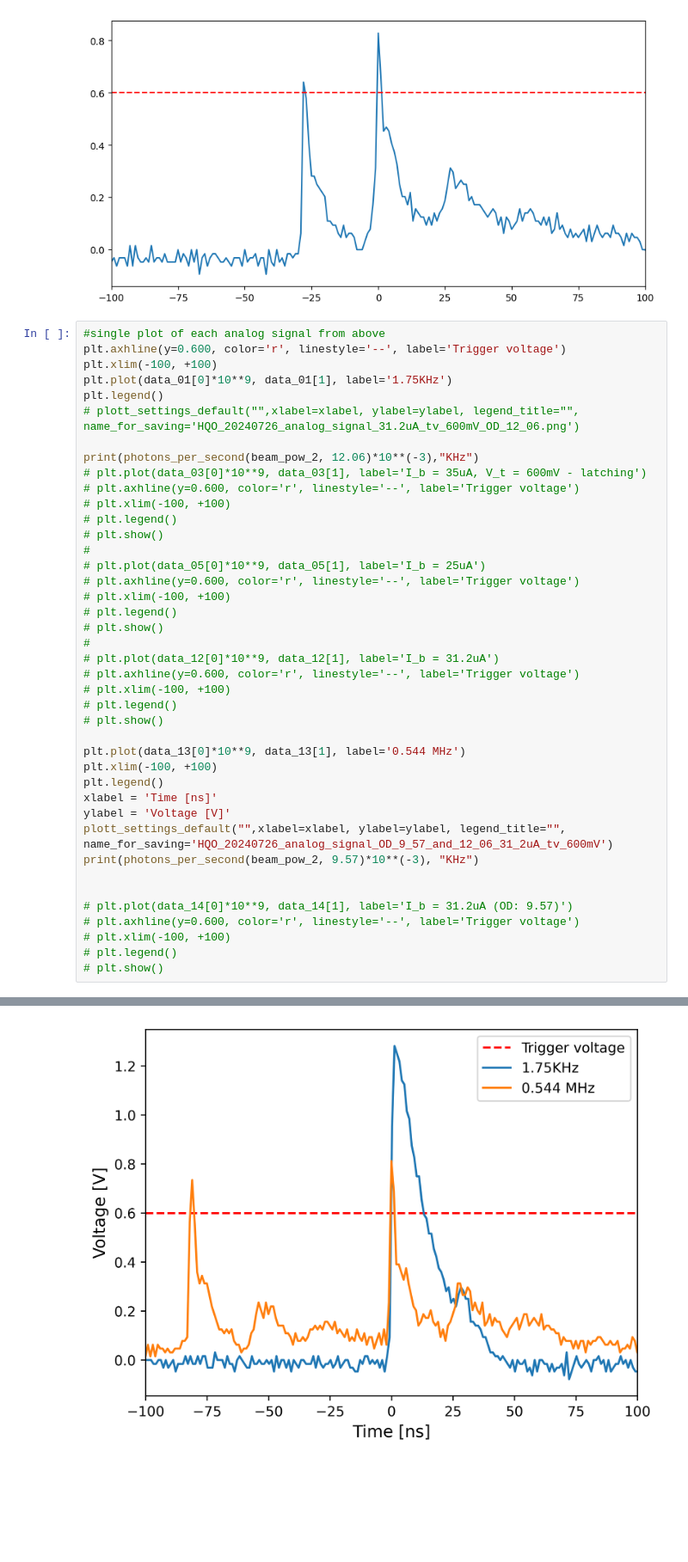
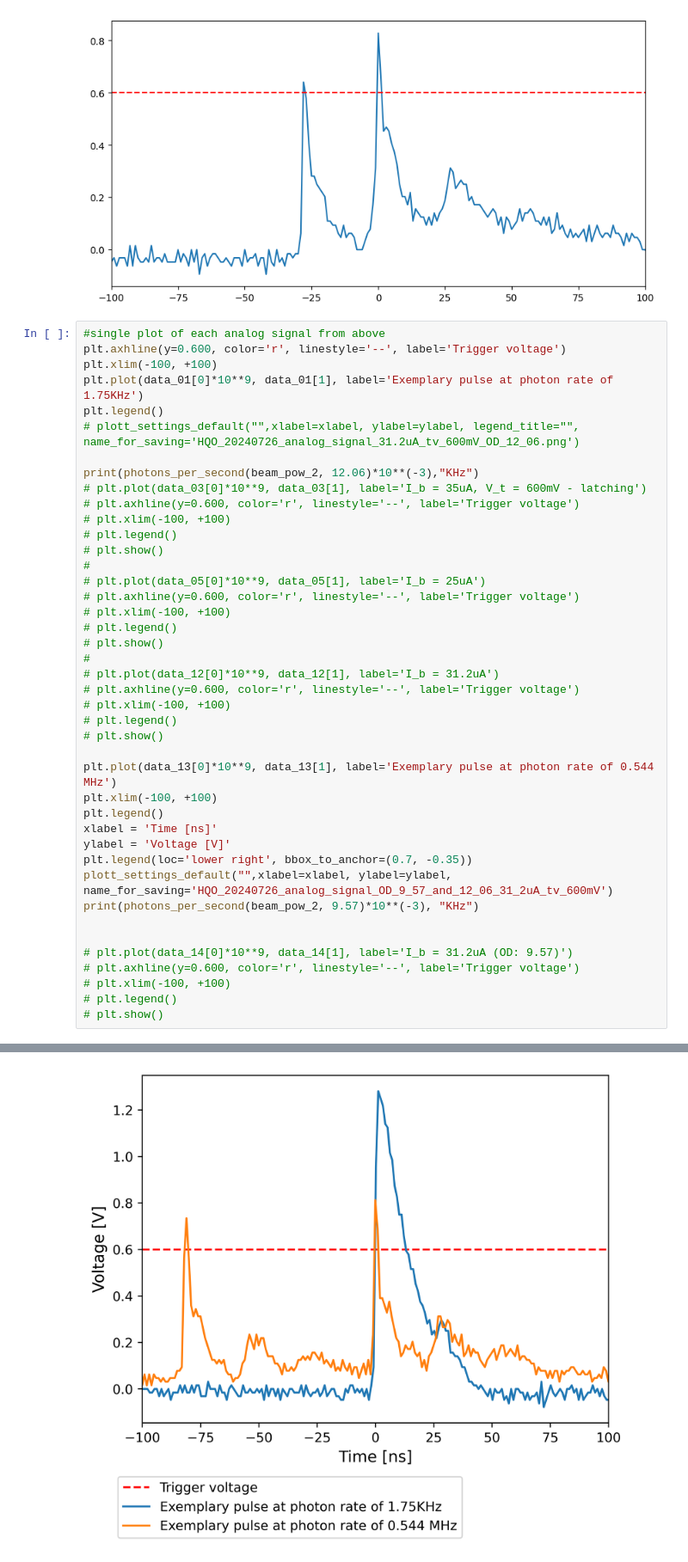
Before and after one commit to MXM1796/Bachelor_thesis_24, a Jupyter notebook: Porgramming/analog_signals.ipynb, the cells around one changed output, grey strips where cells are left out. Shown at 86% size. Drawn from its saved outputs; the diff is of its cells as text; blank space fills up the shorter version.

```diff
--- a/Porgramming/analog_signals.ipynb
+++ b/Porgramming/analog_signals.ipynb
@@ -136,7 +136,7 @@ saving_name = 'HQO_20240725_analog_signal_double_pulse_31.2uA_tv_600mV.png'
 #single plot of each analog signal from above
 plt.axhline(y=0.600, color='r', linestyle='--', label='Trigger voltage')
 plt.xlim(-100, +100)
-plt.plot(data_01[0]*10**9, data_01[1], label='1.75KHz')
+plt.plot(data_01[0]*10**9, data_01[1], label='Exemplary pulse at photon rate of 1.75KHz')
 plt.legend()
 # plott_settings_default("",xlabel=xlabel, ylabel=ylabel, legend_title="", name_for_saving='HQO_20240726_analog_signal_31.2uA_tv_600mV_OD_12_06.png')
 
@@ -146,36 +146,37 @@ print(photons_per_second(beam_pow_2, 12.06)*10**(-3),"KHz")
 # plt.xlim(-100, +100)
 # plt.legend()
 # plt.show()
 #
 # plt.plot(data_05[0]*10**9, data_05[1], label='I_b = 25uA')
 # plt.axhline(y=0.600, color='r', linestyle='--', label='Trigger voltage')
 # plt.xlim(-100, +100)
 # plt.legend()
 # plt.show()
 #
 # plt.plot(data_12[0]*10**9, data_12[1], label='I_b = 31.2uA')
 # plt.axhline(y=0.600, color='r', linestyle='--', label='Trigger voltage')
 # plt.xlim(-100, +100)
 # plt.legend()
 # plt.show()
 
-plt.plot(data_13[0]*10**9, data_13[1], label='0.544 MHz')
+plt.plot(data_13[0]*10**9, data_13[1], label='Exemplary pulse at photon rate of 0.544 MHz')
 plt.xlim(-100, +100)
 plt.legend()
 xlabel = 'Time [ns]'
 ylabel = 'Voltage [V]'
-plott_settings_default("",xlabel=xlabel, ylabel=ylabel, legend_title="", name_for_saving='HQO_20240726_analog_signal_OD_9_57_and_12_06_31_2uA_tv_600mV')
+plt.legend(loc='lower right', bbox_to_anchor=(0.7, -0.35))
+plott_settings_default("",xlabel=xlabel, ylabel=ylabel, name_for_saving='HQO_20240726_analog_signal_OD_9_57_and_12_06_31_2uA_tv_600mV')
 print(photons_per_second(beam_pow_2, 9.57)*10**(-3), "KHz")
 
 
 # plt.plot(data_14[0]*10**9, data_14[1], label='I_b = 31.2uA (OD: 9.57)')
 # plt.axhline(y=0.600, color='r', linestyle='--', label='Trigger voltage')
 # plt.xlim(-100, +100)
 # plt.legend()
 # plt.show()
 # %% [output]
 1.7718238255232792 KHz
-[figure, old version]
+[figure, new version]
 547.5459075233349 KHz
 # %%
 #plot of the analog signal
```
Also changed, not shown: 21 other files.
